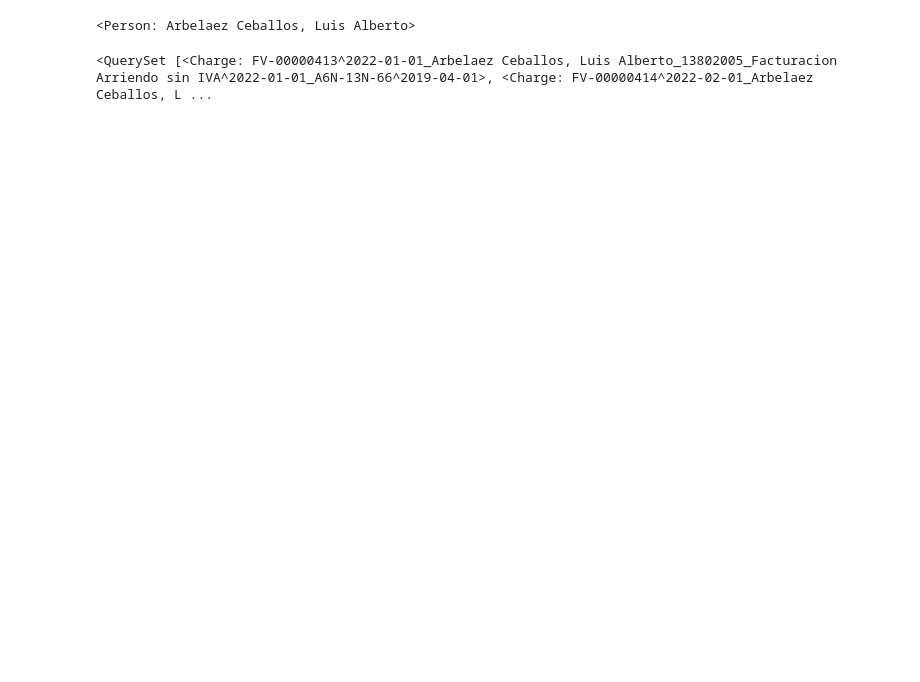
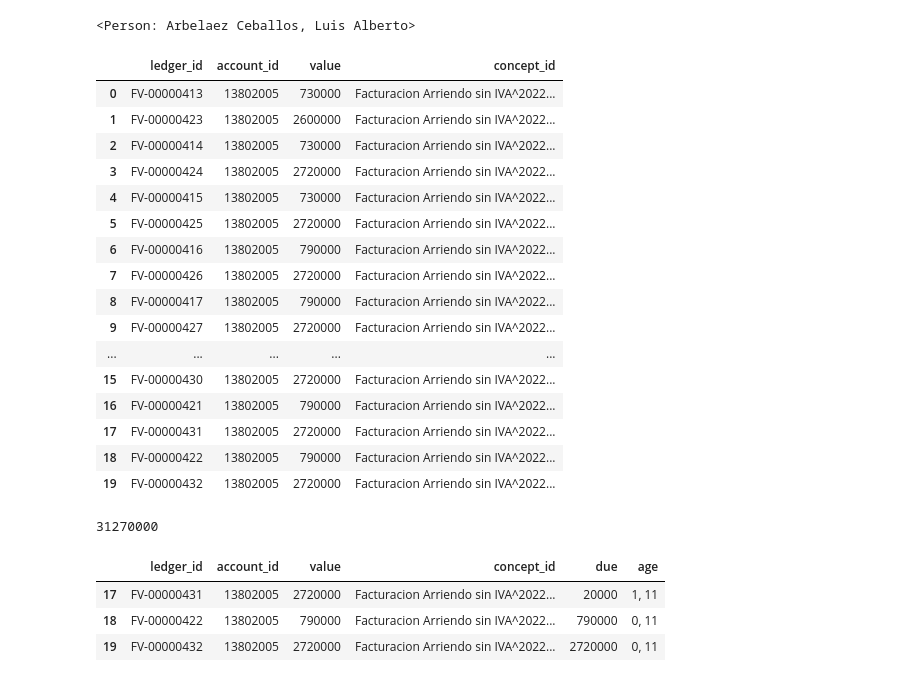
Before and after one commit to lcorkidi/adin_2022, a Jupyter notebook: scripts/Cartera.ipynb, the cells around one changed output. Drawn from its saved outputs; the diff is of its cells as text; code cells hidden in the pictures; blank space fills up the shorter version.

```diff
--- a/scripts/Cartera.ipynb
+++ b/scripts/Cartera.ipynb
@@ -10,6 +10,28 @@ per
 # %% [output]
 <Person: Arbelaez Ceballos, Luis Alberto>
 # %%
-Charge.objects.filter(account__in=[13802005], value__gt=0, ledger__third_party=per)
+objs_df=pd.DataFrame(Charge.objects.filter(account__in=[13802005], value__gt=0, ledger__third_party=per).order_by('concept__date').values()).drop(['state_change_user_id', 'state_change_date', 'state', 'settled', 'id'], axis=1)
+objs_df
 # %% [output]
-<QuerySet [<Charge: FV-00000413^2022-01-01_Arbelaez Ceballos, Luis Alberto_13802005_Facturacion Arriendo sin IVA^2022-01-01_A6N-13N-66^2019-04-01>, <Charge: FV-00000414^2022-02-01_Arbelaez Ceballos, L ...
+|  | ledger_id | account_id | value | concept_id |
+| 0 | FV-00000413 | 13802005 | 730000 | Facturacion Arriendo sin IVA^2022... |
+| 1 | FV-00000423 | 13802005 | 2600000 | Facturacion Arriendo sin IVA^2022... |
+| 2 | FV-00000414 | 13802005 | 730000 | Facturacion Arriendo sin IVA^2022... |
+| 3 | FV-00000424 | 13802005 | 2720000 | Facturacion Arriendo sin IVA^2022... |
+| 4 | FV-00000415 | 13802005 | 730000 | Facturacion Arriendo sin IVA^2022... |
+| 5 | FV-00000425 | 13802005 | 2720000 | Facturacion Arriendo sin IVA^2022... |
+| 6 | FV-00000416 | 13802005 | 790000 | Facturacion Arriendo sin IVA^2022... |
+| 7 | FV-00000426 | 13802005 | 2720000 | Facturacion Arriendo sin IVA^2022... |
+| 8 | FV-00000417 | 13802005 | 790000 | Facturacion Arriendo sin IVA^2022... |
+| 9 | FV-00000427 | 13802005 | 2720000 | Facturacion Arriendo sin IVA^2022... |
+| ... | ... | ... | ... | ... |
+| 15 | FV-00000430 | 13802005 | 2720000 | Facturacion Arriendo sin IVA^2022... |
+| 16 | FV-00000421 | 13802005 | 790000 | Facturacion Arriendo sin IVA^2022... |
+| 17 | FV-00000431 | 13802005 | 2720000 | Facturacion Arriendo sin IVA^2022... |
+| 18 | FV-00000422 | 13802005 | 790000 | Facturacion Arriendo sin IVA^2022... |
+| 19 | FV-00000432 | 13802005 | 2720000 | Facturacion Arriendo sin IVA^2022... |
+# %%
+receipt=-Charge.objects.filter(account__in=[13802005], value__lt=0, ledger__third_party=per).aggregate(receipt=Sum('value'))['receipt']
+receipt
+# %% [output]
+31270000
@@ -15,0 +50,12 @@ Charge.objects.filter(account__in=[13802005], value__gt=0, ledger__third_party=p
+# %%
+value_sum_df=objs_df.assign(due=objs_df['value'].cumsum())
+due_sum_df = value_sum_df.assign(due=value_sum_df.due.apply(lambda x: 0 if x < receipt else x - receipt))
+due_df=due_sum_df.assign(due=due_sum_df.apply(lambda x: x.due if x.due < x.value else x.value, axis=1))
+filtered_due_df=due_df[due_df['due'] > 0]
+age_due_df=filtered_due_df.assign(age=filtered_due_df.concept_id.apply(lambda x: DueAge(Accountable_Concept.objects.get(pk=x).date)))
+age_due_df
+# %% [output]
+|  | ledger_id | account_id | value | concept_id | due | age |
+| 17 | FV-00000431 | 13802005 | 2720000 | Facturacion Arriendo sin IVA^2022... | 20000 | 1, 11 |
+| 18 | FV-00000422 | 13802005 | 790000 | Facturacion Arriendo sin IVA^2022... | 790000 | 0, 11 |
+| 19 | FV-00000432 | 13802005 | 2720000 | Facturacion Arriendo sin IVA^2022... | 2720000 | 0, 11 |
```
Also changed, not shown: parts of 3 cells of this notebook, 51 other files.
